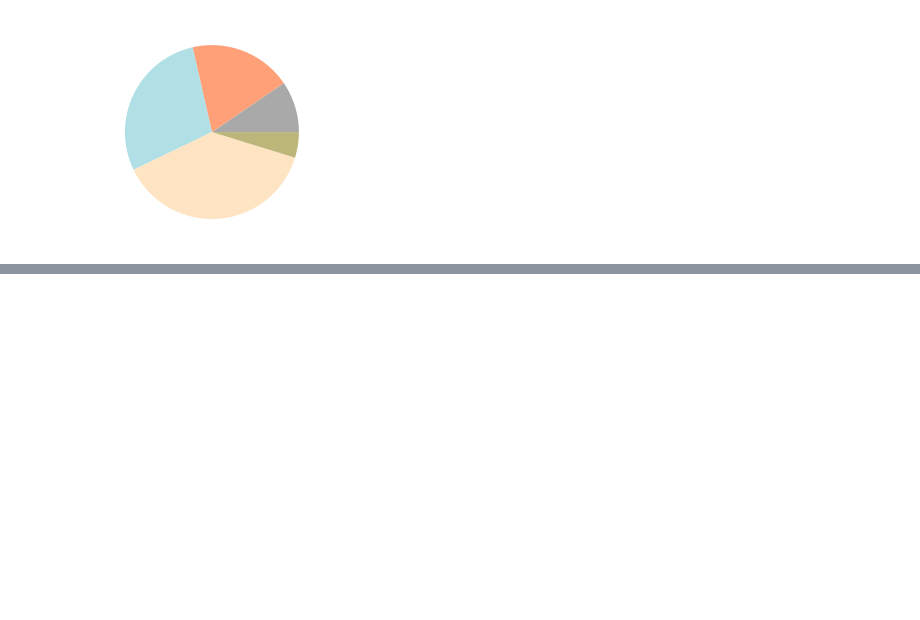
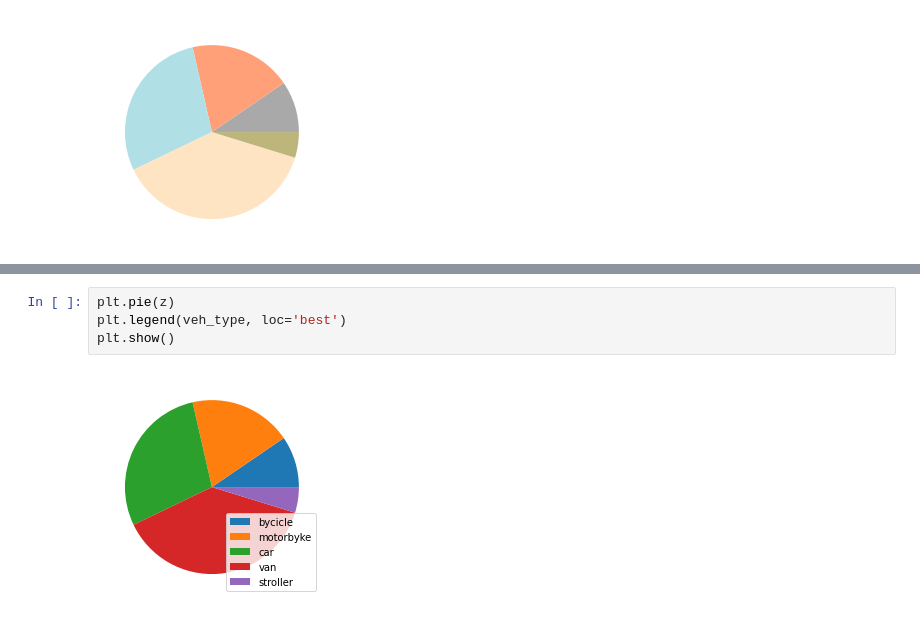
Before and after one commit to adry402/probando_boruta, a Jupyter notebook: graficas.ipynb, the cells around one changed output, grey strips where cells are left out. Drawn from its saved outputs; the diff is of its cells as text; blank space fills up the shorter version.

```diff
--- a/graficas.ipynb
+++ b/graficas.ipynb
@@ -132,0 +176,6 @@ plt.plot(x1, y1, marker = '+', mew= 15)
+# %%
+plt.pie(z)
+plt.legend(veh_type, loc='best')
+plt.show()
+# %% [output]
+[figure, added]
```
Also changed, not shown: parts of 21 cells of this notebook, 1 other file.
